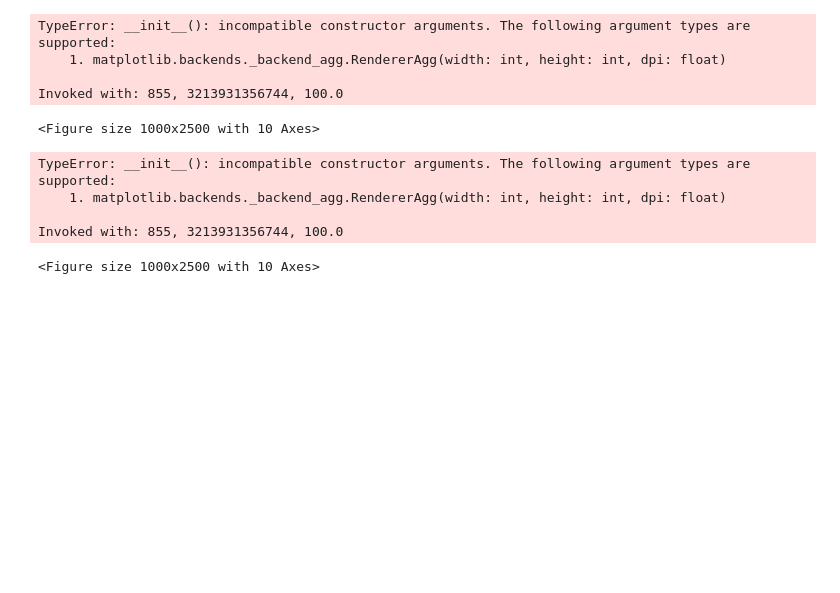
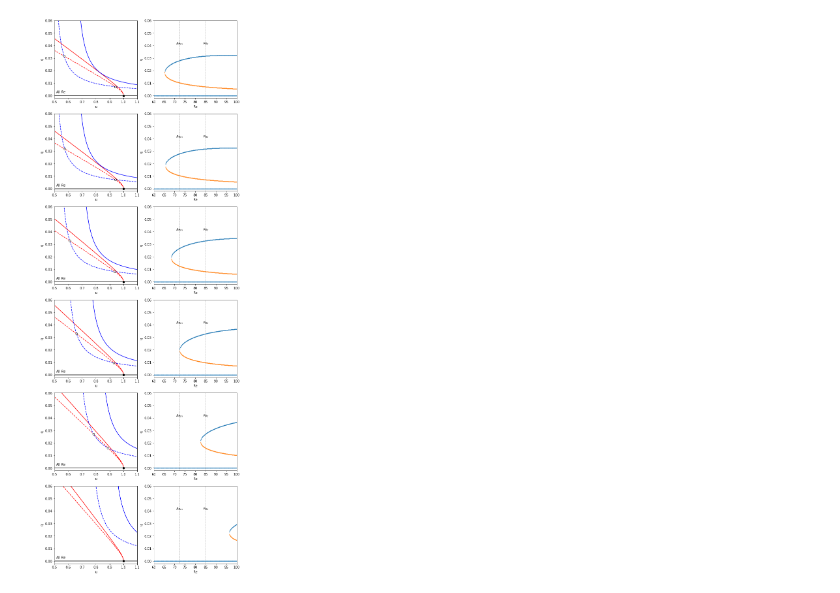
Before and after one commit to adamrattigan1-glitch/Rscam-Project, a Jupyter notebook: Figure6_diff_drags.ipynb, the cells around one changed output. Cells and saved outputs as stored; diff of their text form; code cells hidden in the pictures; blank space fills up the shorter version.

```diff
--- a/Figure6_diff_drags.ipynb
+++ b/Figure6_diff_drags.ipynb
@@ -155,8 +155,8 @@ Text(0, 0.5, 'q')
 [figure]
 # %%
 def figure_6(u, q1, q_pos, q2, Re, Re_vals, alpha_vals, beta, a, c, eta):
-    n = len(alpha_vals) -1
-    fig,axes = plt.subplots(n, 2, figsize=(10, 5*n))
+    n = int(len(alpha_vals))
+    fig, axes = plt.subplots(n, 2, figsize=(10, 30), dpi=72)
 
     for i in range(n):
 
@@ -192,22 +192,18 @@ def figure_6(u, q1, q_pos, q2, Re, Re_vals, alpha_vals, beta, a, c, eta):
         axes[i, 1].set_ylabel("q")
         axes[i, 1].axvline(Re_sn, color='grey', ls=':', lw=1)
         axes[i, 1].axvline(Rec,   color='grey', ls=':', lw=1)
+        axes[i, 1].set_xlim(min(Re_vals), max(Re_vals))
+        axes[i, 1].set_ylim(-0.002, 0.06)
         axes[i, 1].text(Re_sn, 0.041, r'$Re_{sn}$', ha='center', fontsize=9)
         axes[i, 1].text(Rec,   0.041, r'$Re_c$',    ha='center', fontsize=9)
 
     return fig
 # %%
-alpha_vals = [0.005,0.01, 0.02, 0.03, 0.04, 0.05]
+alpha_vals = [0.0005, 0.001, 0.005,0.01, 0.02, 0.03]
 
-figure_6(u_vals, q_axis1, q_pos, q_axis2, Re, Re_vals, alpha_vals, beta, a, c, eta)
+plt.close('all')
+fig = figure_6(u_vals, q_axis1, q_pos, q_axis2, Re, Re_vals, alpha_vals, beta, a, c, eta)
+plt.show()
+plt.close('all')
 # %% [output]
-TypeError: __init__(): incompatible constructor arguments. The following argument types are supported:
-    1. matplotlib.backends._backend_agg.RendererAgg(width: int, height: int, dpi: float)
-
-Invoked with: 855, 3213931356744, 100.0
-<Figure size 1000x2500 with 10 Axes>
-TypeError: __init__(): incompatible constructor arguments. The following argument types are supported:
-    1. matplotlib.backends._backend_agg.RendererAgg(width: int, height: int, dpi: float)
-
-Invoked with: 855, 3213931356744, 100.0
-<Figure size 1000x2500 with 10 Axes>
+[figure, added]
```
Also changed, not shown: parts of 2 cells of this notebook.
